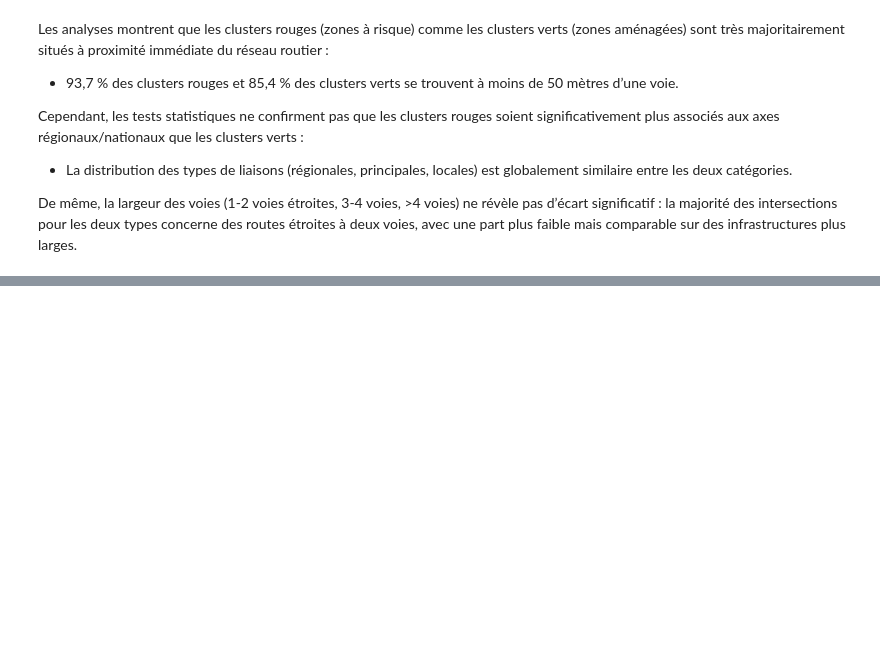
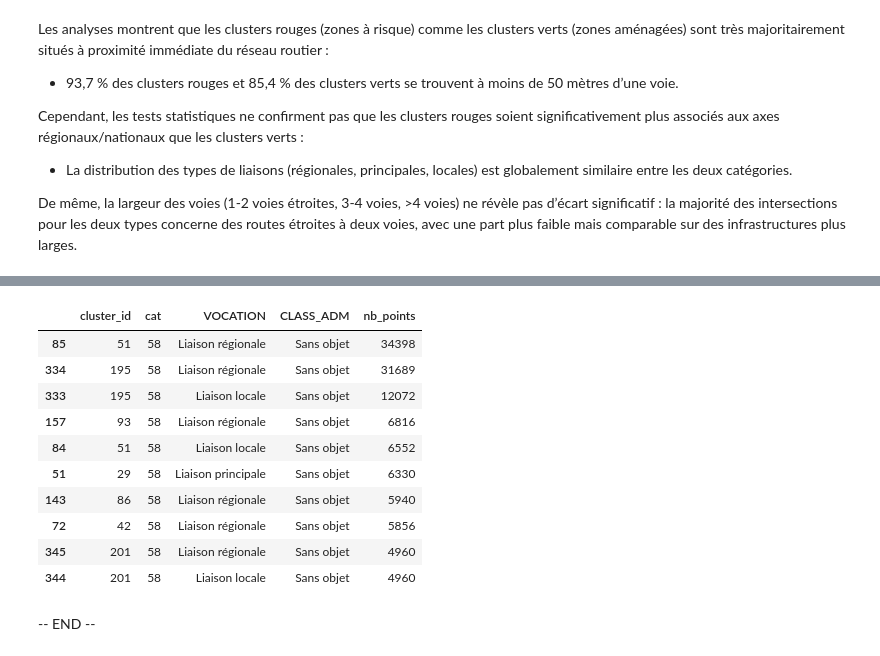
Before and after one commit to dataforgoodfr/offseason_fub, a Jupyter notebook: code/geodata-analysis/croisement_routes.ipynb, the cells around one changed output, grey strips where cells are left out. Drawn from its saved outputs; the diff is of its cells as text; code cells hidden in the pictures; blank space fills up the shorter version.

```diff
--- a/code/geodata-analysis/croisement_routes.ipynb
+++ b/code/geodata-analysis/croisement_routes.ipynb
@@ -284,0 +312,28 @@ De même, la largeur des voies (1-2 voies étroites, 3-4 voies, >4 voies) ne ré
+# %%
+# Filtrer
+c_route_58 = cross_route[cross_route["index_troncon"].notnull()]
+
+# Agrégation
+data_agg_2 = (
+    c_route_58
+    .groupby(["cluster_id", "cat", "VOCATION", "CLASS_ADM"], dropna=False)
+    .agg(
+        nb_points=("nb_points", "sum"),
+    )
+    .reset_index()
+)
+
+# Tri (optionnel)
+data_agg_2.sort_values(["nb_points"], ascending=[False]).head(10)
+# %% [output]
+|  | cluster_id | cat | VOCATION | CLASS_ADM | nb_points |
+| 85 | 51 | 58 | Liaison régionale | Sans objet | 34398 |
+| 334 | 195 | 58 | Liaison régionale | Sans objet | 31689 |
+| 333 | 195 | 58 | Liaison locale | Sans objet | 12072 |
+| 157 | 93 | 58 | Liaison régionale | Sans objet | 6816 |
+| 84 | 51 | 58 | Liaison locale | Sans objet | 6552 |
+| 51 | 29 | 58 | Liaison principale | Sans objet | 6330 |
+| 143 | 86 | 58 | Liaison régionale | Sans objet | 5940 |
+| 72 | 42 | 58 | Liaison régionale | Sans objet | 5856 |
+| 345 | 201 | 58 | Liaison régionale | Sans objet | 4960 |
+| 344 | 201 | 58 | Liaison locale | Sans objet | 4960 |
@@ -284,0 +344,2 @@ De même, la largeur des voies (1-2 voies étroites, 3-4 voies, >4 voies) ne ré
+# %% [markdown]
+-- END --
```
Also changed, not shown: parts of 5 cells of this notebook.
